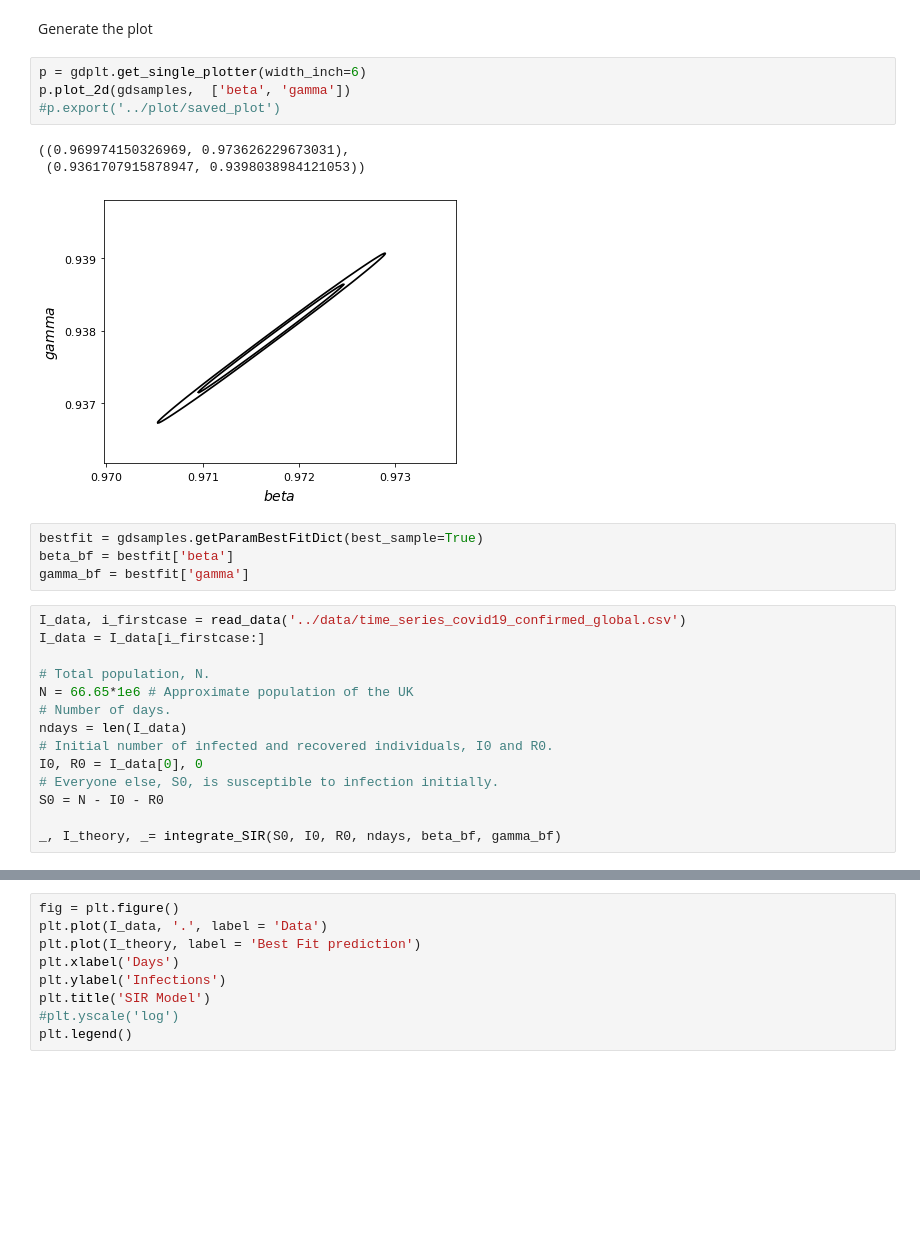
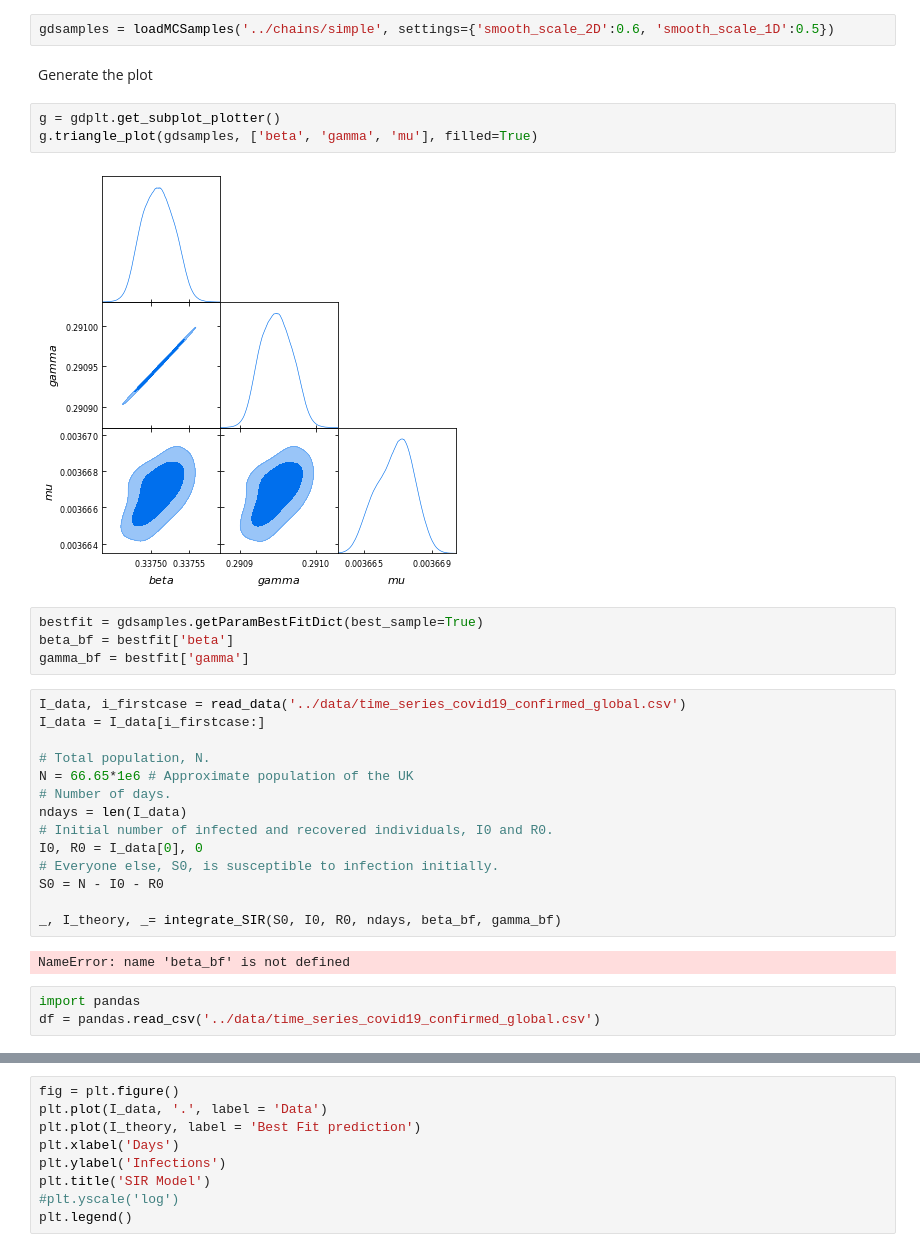
Before and after one commit to Pablo-Lemos/covid_mcmc, a Jupyter notebook: notebooks/plot_chains.ipynb, the cells around one changed output, grey strips where cells are left out. Cells and saved outputs as stored; diff of their text form; blank space fills up the shorter version.

```diff
--- a/notebooks/plot_chains.ipynb
+++ b/notebooks/plot_chains.ipynb
@@ -24,13 +18,12 @@ Removed no burn in
+# %%
+gdsamples = loadMCSamples('../chains/simple', settings={'smooth_scale_2D':0.6, 'smooth_scale_1D':0.5})
 # %% [markdown]
 Generate the plot
-# %%
-p = gdplt.get_single_plotter(width_inch=6)
-p.plot_2d(gdsamples,  ['beta', 'gamma'])
-#p.export('../plot/saved_plot')
-# %% [output]
-((0.969974150326969, 0.973626229673031),
- (0.9361707915878947, 0.9398038984121053))
-[figure, removed]
+# %%
+g = gdplt.get_subplot_plotter()
+g.triangle_plot(gdsamples, ['beta', 'gamma', 'mu'], filled=True)
+# %% [output]
+[figure, added]
 # %%
 bestfit = gdsamples.getParamBestFitDict(best_sample=True)
 beta_bf = bestfit['beta']
@@ -49,3 +42,8 @@ I0, R0 = I_data[0], 0
 S0 = N - I0 - R0
 
 _, I_theory, _= integrate_SIR(S0, I0, R0, ndays, beta_bf, gamma_bf)
+# %% [output]
+NameError: name 'beta_bf' is not defined
+# %%
+import pandas
+df = pandas.read_csv('../data/time_series_covid19_confirmed_global.csv')
```
Also changed, not shown: parts of 13 cells of this notebook, 3 other files.
